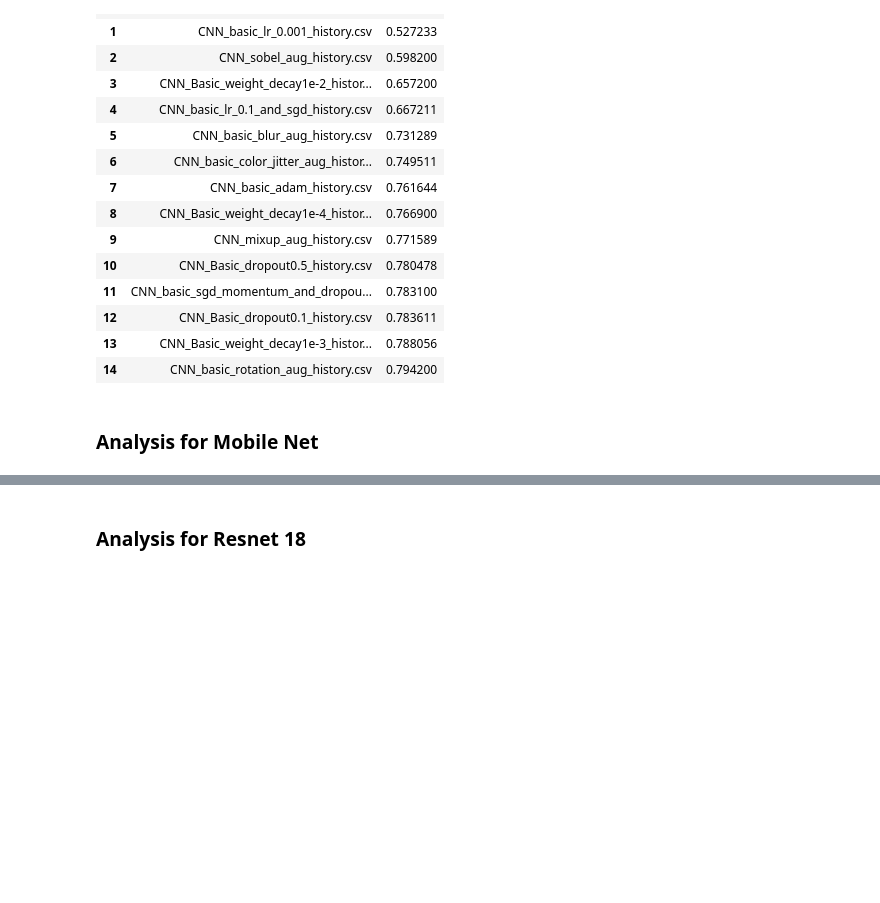
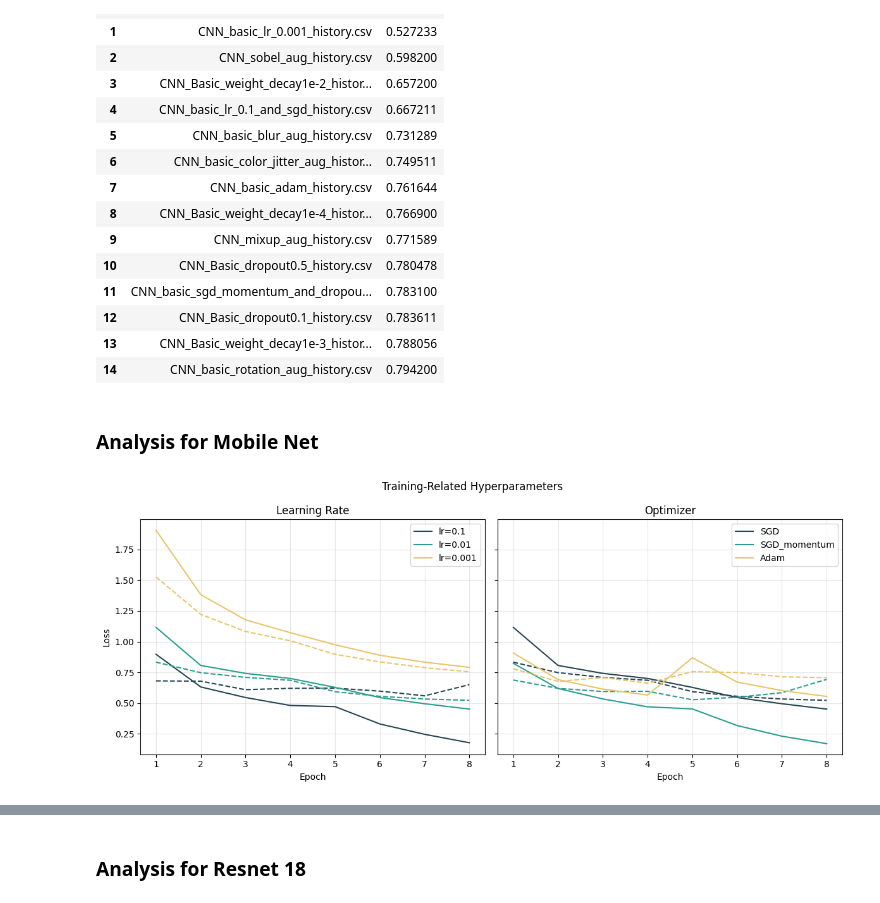
Before and after one commit to malgosiam2/DeepLearningProject1, a Jupyter notebook: notebooks/results_analysis.ipynb, the cells around one changed output, grey strips where cells are left out. Saved outputs shown, nothing was run; the diff lists cells and outputs as text; code cells hidden in the pictures; blank space fills up the shorter version.

```diff
--- a/notebooks/results_analysis.ipynb
+++ b/notebooks/results_analysis.ipynb
@@ -331,3 +332,19 @@ df
 | 14 | CNN_basic_rotation_aug_history.csv | 0.794200 |
 # %% [markdown]
 ### Analysis for Mobile Net
+# %%
+lr_files = {
+    "lr=0.1": "mobilenet_lr_0.1_history.csv",
+    "lr=0.01": "mobilenet_lr_0.01_history.csv",
+    "lr=0.001": "mobilenet_lr_0.001_history.csv",
+}
+
+opt_files = {
+    "SGD": "mobilenet_lr_0.01_history.csv",
+    "SGD_momentum": "mobilenet_optimizer_sgd_momentum_history.csv",
+    "Adam": "mobilenet_optimizer_adam_history.csv",
+}
+# %%
+plot_training_params(RESULT_DIR, lr_files, opt_files, "mobilenet_training_param.png")
+# %% [output]
+[figure, added]
```
Also changed, not shown: parts of 13 cells of this notebook, 1 other file.
